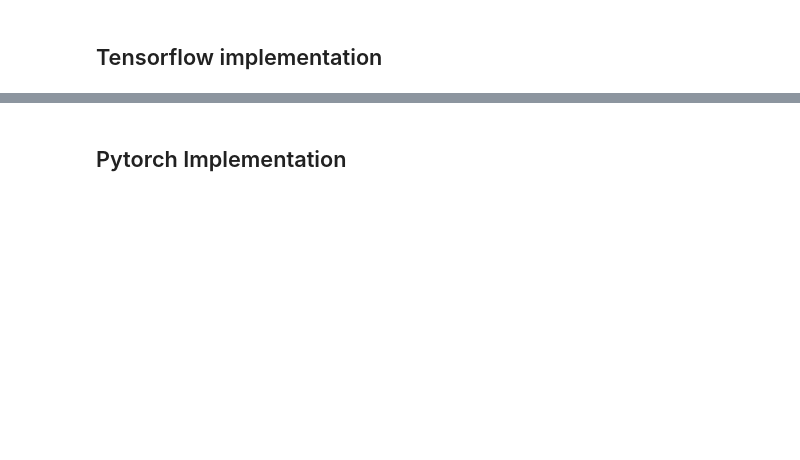
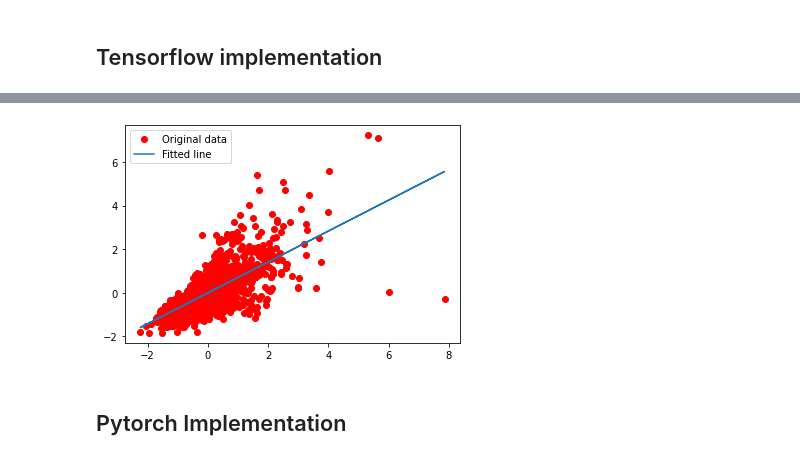
Before and after one commit to tuanho27/ms01_math, a Jupyter notebook: assignment56_linear_regression.ipynb, the cells around one changed output, grey strips where cells are left out. Drawn from its saved outputs; the diff is of its cells as text; code cells hidden in the pictures; blank space fills up the shorter version.

```diff
--- a/assignment56_linear_regression.ipynb
+++ b/assignment56_linear_regression.ipynb
@@ -184,0 +115,48 @@ with tf.Session() as sess:
+# %%
+from __future__ import absolute_import, division, print_function
+import tensorflow as tf
+import numpy as np
+import matplotlib.pyplot as plt
+rng = np.random
+# Parameters.
+learning_rate = 0.01
+training_steps = 2000
+display_step = 100
+
+x = data['GrLivArea']
+y = data['SalePrice']
+x = (x - x.mean()) / x.std()
+y = (y - y.mean()) / y.std()
+
+W = tf.Variable(rng.randn(), name="weight")
+b = tf.Variable(rng.randn(), name="bias")
+
+def linear_regression(x):
+    return W * x + b
+
+def mean_square(y_pred, y_true):
+    return tf.reduce_mean(tf.square(y_pred - y_true))
+
+optimizer = tf.optimizers.SGD(learning_rate)
+
+# Optimization process.
+def run_optimization():
+    with tf.GradientTape() as g:
+        pred = linear_regression(x)
+        loss = mean_square(pred, y)
+
+    gradients = g.gradient(loss, [W, b])
+    optimizer.apply_gradients(zip(gradients, [W, b]))
+for step in range(1, training_steps + 1):
+    run_optimization()
+    if step % display_step == 0:
+        pred = linear_regression(x)
+        loss = mean_square(pred, y)
+        print("step: %i, loss: %f, W: %f, b: %f" % (step, loss, W.numpy(), b.numpy()))
+
+# Display
+plt.plot(x, y, 'ro', label='Original data')
+plt.plot(x, W * x + b, label='Fitted line')
+plt.legend()
+plt.show()
+# %% [output]
@@ -185,3 +183,4 @@ with tf.Session() as sess:
+[figure, added]
 # %% [markdown]
 ## Pytorch Implementation
 # %%
```
Also changed, not shown: parts of 5 cells of this notebook, 43 other files.
